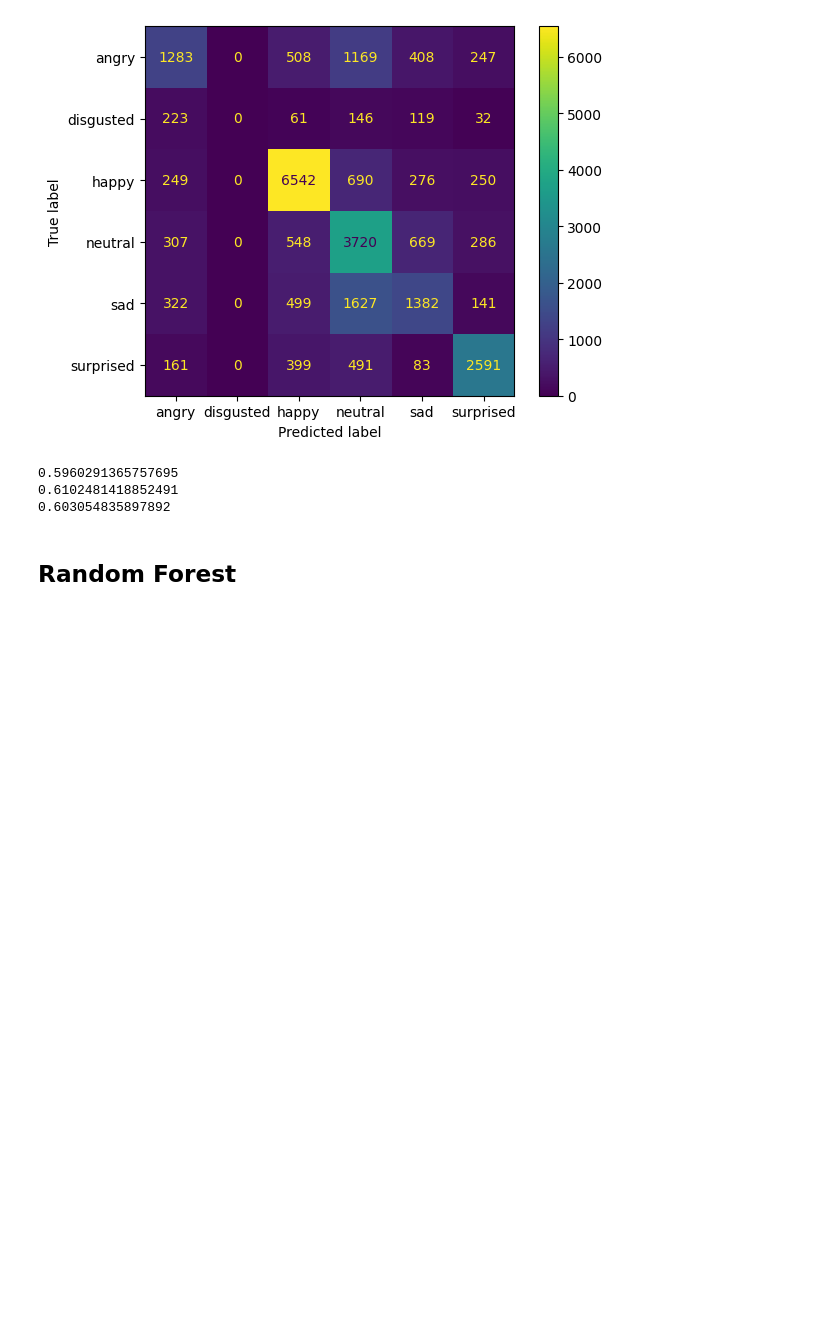
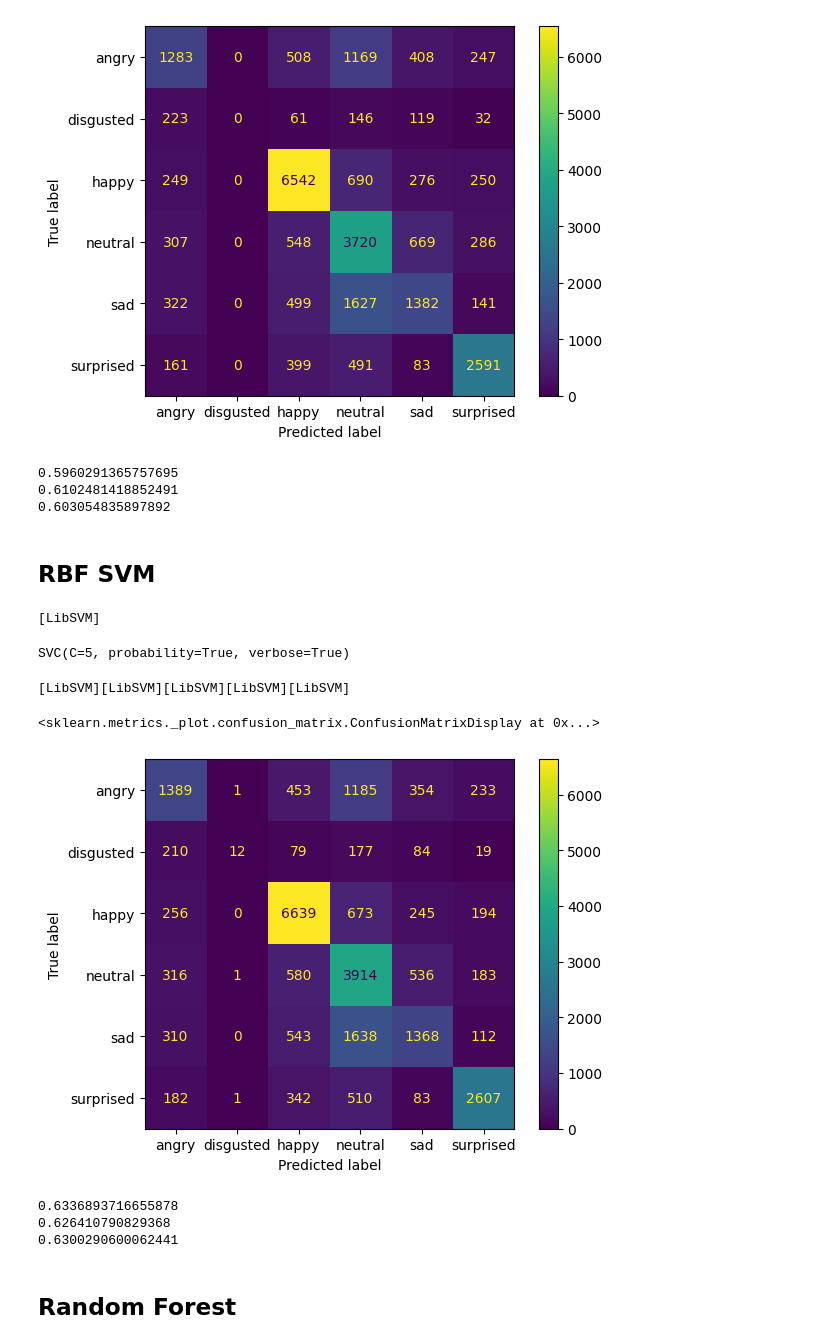
Before and after one commit to MekhyW/Facial-Emotion-Classification, a Jupyter notebook: model.ipynb, the cells around one changed output. Cells and saved outputs as stored; diff of their text form; code cells hidden in the pictures; blank space fills up the shorter version.

```diff
--- a/model.ipynb
+++ b/model.ipynb
@@ -51,6 +51,36 @@ print(f1_score)
 0.5960291365757695
 0.6102481418852491
 0.603054835897892
+# %% [markdown]
+## RBF SVM
+# %%
+clf_rbf = svm.SVC(kernel="rbf", C=5, probability=True, verbose=True)
+clf_rbf.fit(train_data.values, train_labels.values)
+# %% [output]
+[LibSVM]
+SVC(C=5, probability=True, verbose=True)
+# %%
+y_train_pred = cross_val_predict(clf_rbf, train_data, train_labels, cv=5)
+# %% [output]
+[LibSVM][LibSVM][LibSVM][LibSVM][LibSVM]
+# %%
+mat = confusion_matrix(train_labels, y_train_pred)
+ConfusionMatrixDisplay(mat, display_labels=clf_rbf.classes_).plot()
+# %% [output]
+<sklearn.metrics._plot.confusion_matrix.ConfusionMatrixDisplay at 0x...>
+[figure, added]
+# %%
+precision = precision_score(train_labels, y_train_pred, average='weighted')
+recall = recall_score(train_labels, y_train_pred, average='weighted')
+f1_score = 2 * (precision * recall) / (precision + recall)
+
+print(precision)
+print(recall)
+print(f1_score)
+# %% [output]
+0.6336893716655878
+0.626410790829368
+0.6300290600062441
 # %% [markdown]
 ## Random Forest
 # %%
```
Also changed, not shown: parts of 1 cell of this notebook.
